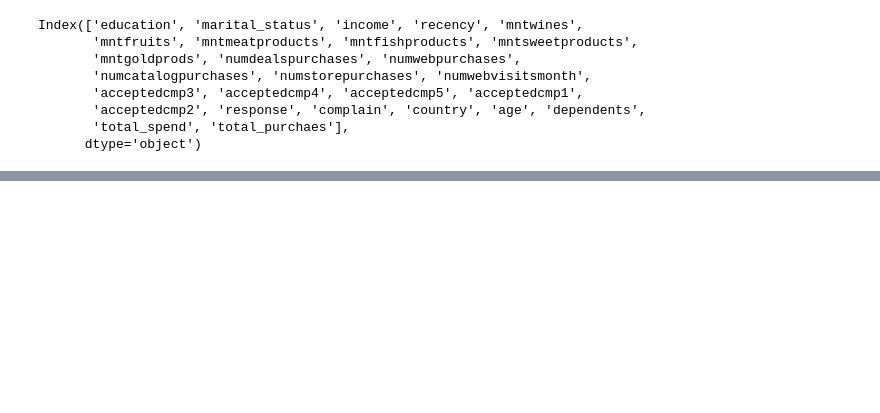
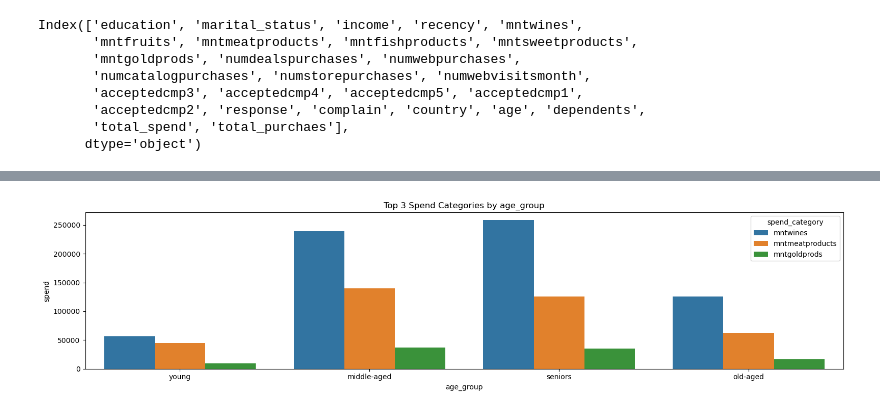
Before and after one commit to ravitejalearnings/DS_ML-Projects, a Jupyter notebook: Marketing Campaign/Marketing_campaign_Analysis.ipynb, the cells around one changed output, grey strips where cells are left out. Saved outputs shown, nothing was run; the diff lists cells and outputs as text; code cells hidden in the pictures; blank space fills up the shorter version.

```diff
--- a/Marketing Campaign/Marketing_campaign_Analysis.ipynb
+++ b/Marketing Campaign/Marketing_campaign_Analysis.ipynb
@@ -787,0 +858,16 @@ Index(['education', 'marital_status', 'income', 'recency', 'mntwines',
+# %%
+spend_by_cols = ['mntwines','mntfruits','mntmeatproducts','mntfishproducts','mntsweetproducts','mntgoldprods']
+
+spend_by_age_groups = df4.groupby('age_group')[spend_by_cols].sum().reset_index()
+
+spend_by_age_groups_long = spend_by_age_groups.melt(id_vars='age_group', var_name = 'spend_category', value_name='spend')
+top3_by_age_groups = spend_by_age_groups_long.groupby('age_group').apply(lambda x: x.nlargest(3, 'spend')).reset_index(drop = True)
+
+
+plt.figure(figsize=(16,4))
+sns.barplot(data = top3_by_age_groups, x = 'age_group', y = 'spend', hue = 'spend_category')
+plt.title('Top 3 Spend Categories by age_group')
+plt.tight_layout()
+plt.show()
+# %% [output]
+[figure, added]
```
Also changed, not shown: parts of 26 cells of this notebook.
